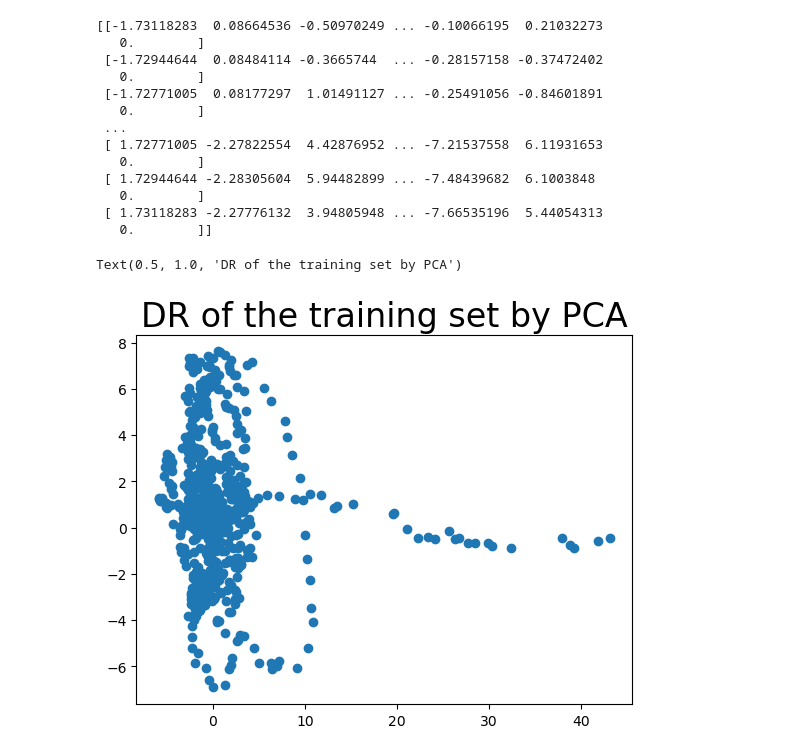
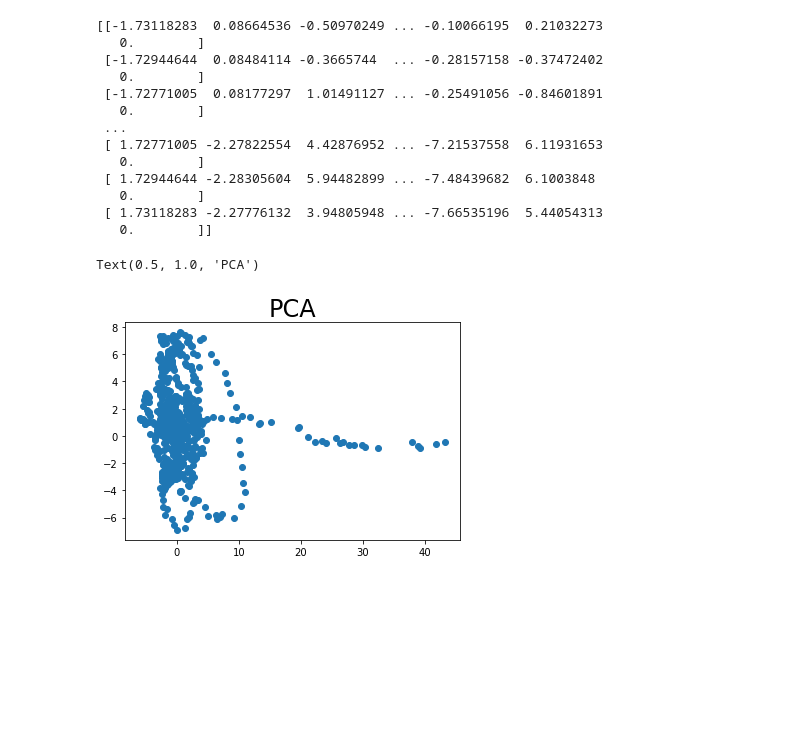
Before and after one commit to hporta1/CHE4230-Semester-Project, a Jupyter notebook: Part 2/DR_PCA.ipynb, the cells around one changed output. Cells and saved outputs as stored; diff of their text form; code cells hidden in the pictures; blank space fills up the shorter version.

```diff
--- a/Part 2/DR_PCA.ipynb
+++ b/Part 2/DR_PCA.ipynb
@@ -46,10 +46,10 @@ pca_result = mypca.fit_transform(x_train)
 # %%
 plt.scatter(pca_result[:, 0], pca_result[:, 1])
 
-plt.title('DR of the training set by PCA', fontsize=24)
+plt.title('PCA', fontsize=24)
 # %% [output]
-Text(0.5, 1.0, 'DR of the training set by PCA')
+Text(0.5, 1.0, 'PCA')
-[figure, old version]
+[figure, new version]
 # %%
 from sklearn.cluster import OPTICS, cluster_optics_dbscan
 import matplotlib.pyplot as plt
```
Also changed, not shown: parts of 1 cell of this notebook, 7 other files.
